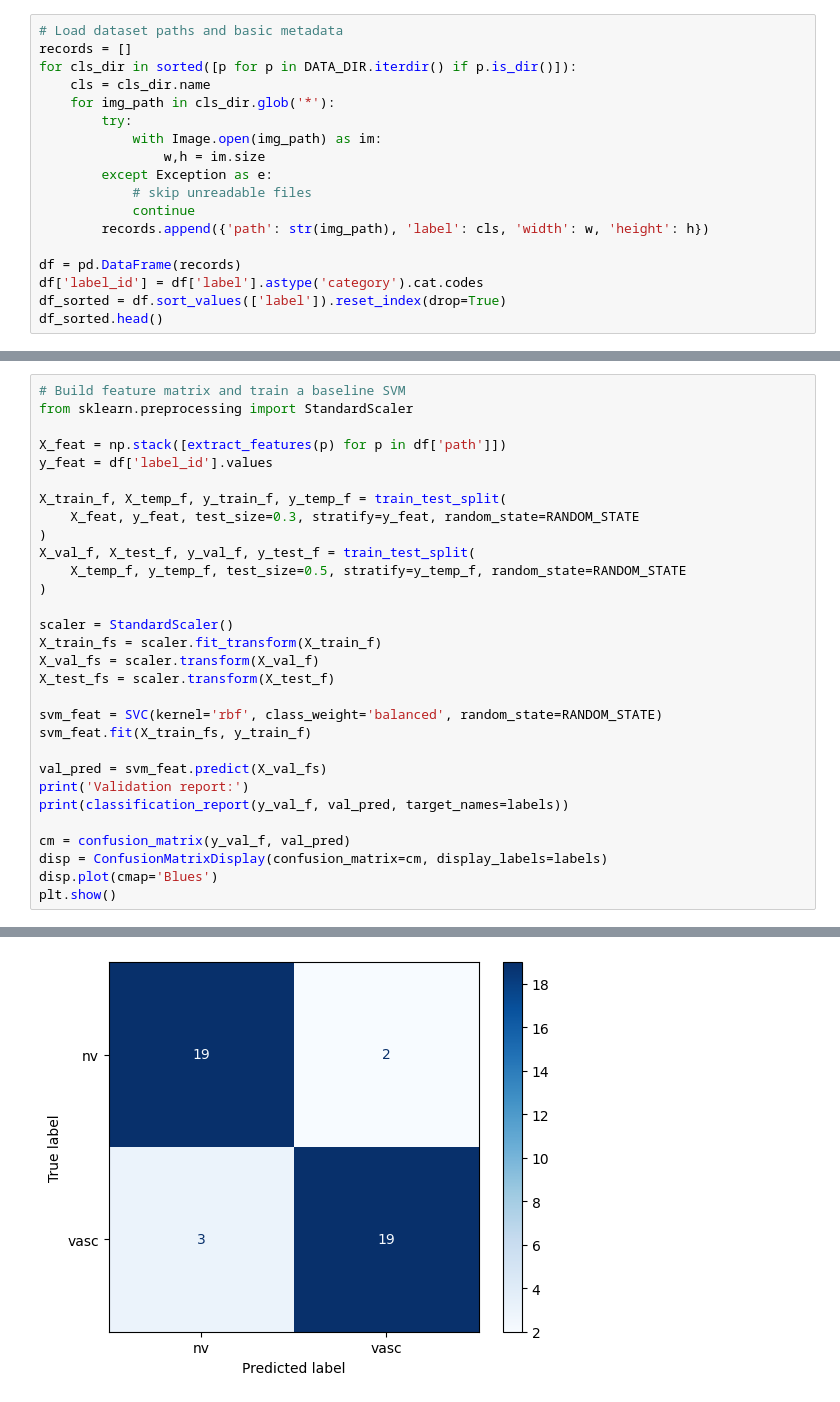
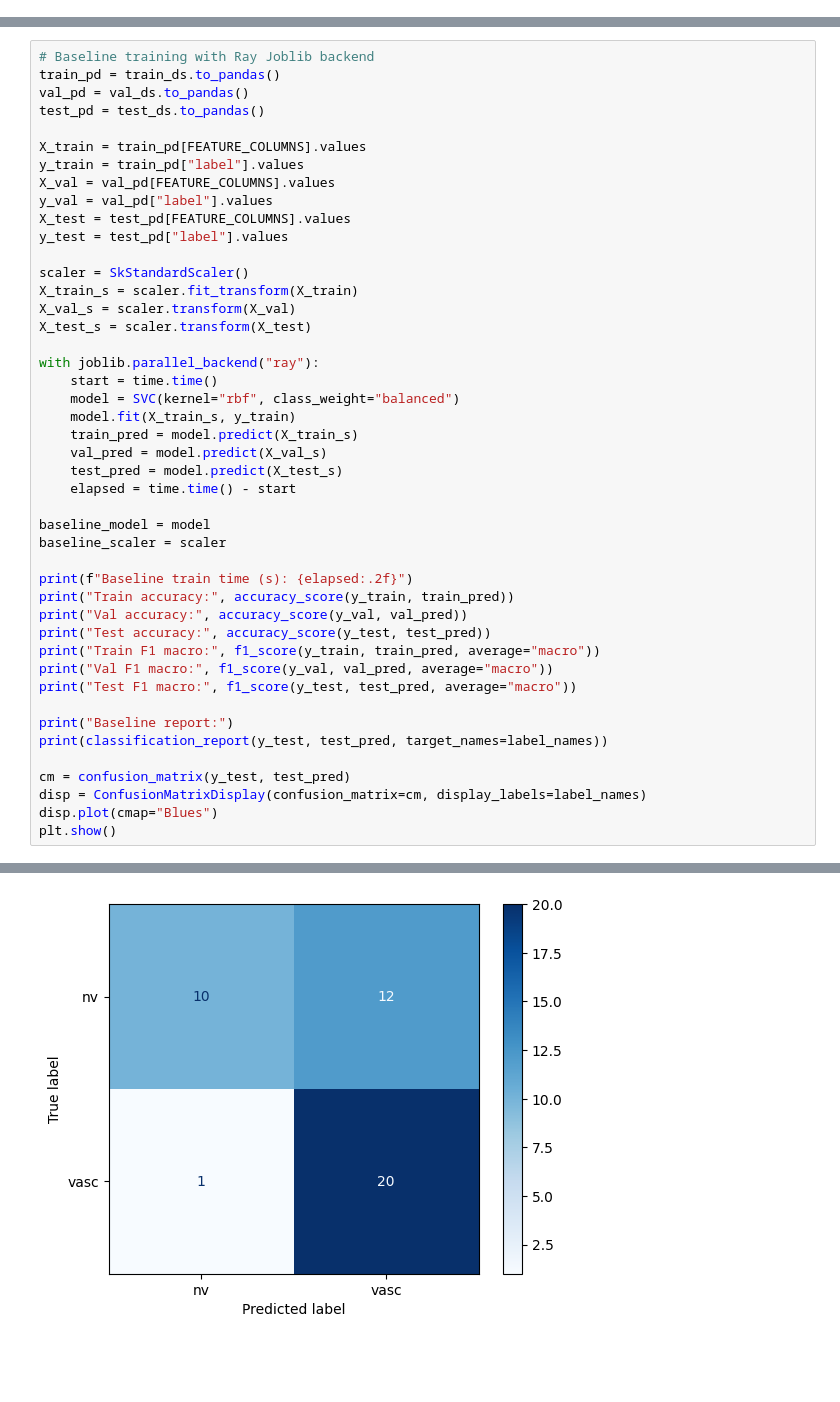
Before and after one commit to WSm-77/distributed_systems, a Jupyter notebook: skin_cancer/classify_skin_cancer.ipynb, the cells around one changed output, grey strips where cells are left out. Saved outputs shown, nothing was run; the diff lists cells and outputs as text; blank space fills up the shorter version.

```diff
--- a/skin_cancer/classify_skin_cancer.ipynb
+++ b/skin_cancer/classify_skin_cancer.ipynb
@@ -22,18 +44,0 @@ DATA_DIR = Path('vascular_skin_lesion')
-# %%
-# Load dataset paths and basic metadata
-records = []
-for cls_dir in sorted([p for p in DATA_DIR.iterdir() if p.is_dir()]):
-    cls = cls_dir.name
-    for img_path in cls_dir.glob('*'):
-        try:
-            with Image.open(img_path) as im:
-                w,h = im.size
-        except Exception as e:
-            # skip unreadable files
-            continue
-        records.append({'path': str(img_path), 'label': cls, 'width': w, 'height': h})
-
-df = pd.DataFrame(records)
-df['label_id'] = df['label'].astype('category').cat.codes
-df_sorted = df.sort_values(['label']).reset_index(drop=True)
-df_sorted.head()
@@ -298,31 +310,46 @@ We now build a feature matrix, split into train/validation/test, and train an SV
 # %%
-# Build feature matrix and train a baseline SVM
-from sklearn.preprocessing import StandardScaler
+# Baseline training with Ray Joblib backend
+train_pd = train_ds.to_pandas()
+val_pd = val_ds.to_pandas()
+test_pd = test_ds.to_pandas()
 
-X_feat = np.stack([extract_features(p) for p in df['path']])
-y_feat = df['label_id'].values
+X_train = train_pd[FEATURE_COLUMNS].values
+y_train = train_pd["label"].values
+X_val = val_pd[FEATURE_COLUMNS].values
+y_val = val_pd["label"].values
+X_test = test_pd[FEATURE_COLUMNS].values
+y_test = test_pd["label"].values
 
-X_train_f, X_temp_f, y_train_f, y_temp_f = train_test_split(
-    X_feat, y_feat, test_size=0.3, stratify=y_feat, random_state=RANDOM_STATE
-)
-X_val_f, X_test_f, y_val_f, y_test_f = train_test_split(
-    X_temp_f, y_temp_f, test_size=0.5, stratify=y_temp_f, random_state=RANDOM_STATE
-)
+scaler = SkStandardScaler()
+X_train_s = scaler.fit_transform(X_train)
+X_val_s = scaler.transform(X_val)
+X_test_s = scaler.transform(X_test)
 
-scaler = StandardScaler()
-X_train_fs = scaler.fit_transform(X_train_f)
-X_val_fs = scaler.transform(X_val_f)
-X_test_fs = scaler.transform(X_test_f)
+with joblib.parallel_backend("ray"):
+    start = time.time()
+    model = SVC(kernel="rbf", class_weight="balanced")
+    model.fit(X_train_s, y_train)
+    train_pred = model.predict(X_train_s)
+    val_pred = model.predict(X_val_s)
+    test_pred = model.predict(X_test_s)
+    elapsed = time.time() - start
 
-svm_feat = SVC(kernel='rbf', class_weight='balanced', random_state=RANDOM_STATE)
-svm_feat.fit(X_train_fs, y_train_f)
+baseline_model = model
+baseline_scaler = scaler
 
-val_pred = svm_feat.predict(X_val_fs)
-print('Validation report:')
-print(classification_report(y_val_f, val_pred, target_names=labels))
+print(f"Baseline train time (s): {elapsed:.2f}")
+print("Train accuracy:", accuracy_score(y_train, train_pred))
+print("Val accuracy:", accuracy_score(y_val, val_pred))
+print("Test accuracy:", accuracy_score(y_test, test_pred))
+print("Train F1 macro:", f1_score(y_train, train_pred, average="macro"))
+print("Val F1 macro:", f1_score(y_val, val_pred, average="macro"))
+print("Test F1 macro:", f1_score(y_test, test_pred, average="macro"))
 
-cm = confusion_matrix(y_val_f, val_pred)
-disp = ConfusionMatrixDisplay(confusion_matrix=cm, display_labels=labels)
-disp.plot(cmap='Blues')
+print("Baseline report:")
+print(classification_report(y_test, test_pred, target_names=label_names))
+
+cm = confusion_matrix(y_test, test_pred)
+disp = ConfusionMatrixDisplay(confusion_matrix=cm, display_labels=label_names)
+disp.plot(cmap="Blues")
 plt.show()
 # %% [output]
@@ -338,2 +390,2 @@ weighted avg       0.88      0.88      0.88        43
-[figure, old version]
+[figure, new version]
 # %% [markdown]
```
Also changed, not shown: parts of 20 cells of this notebook.
